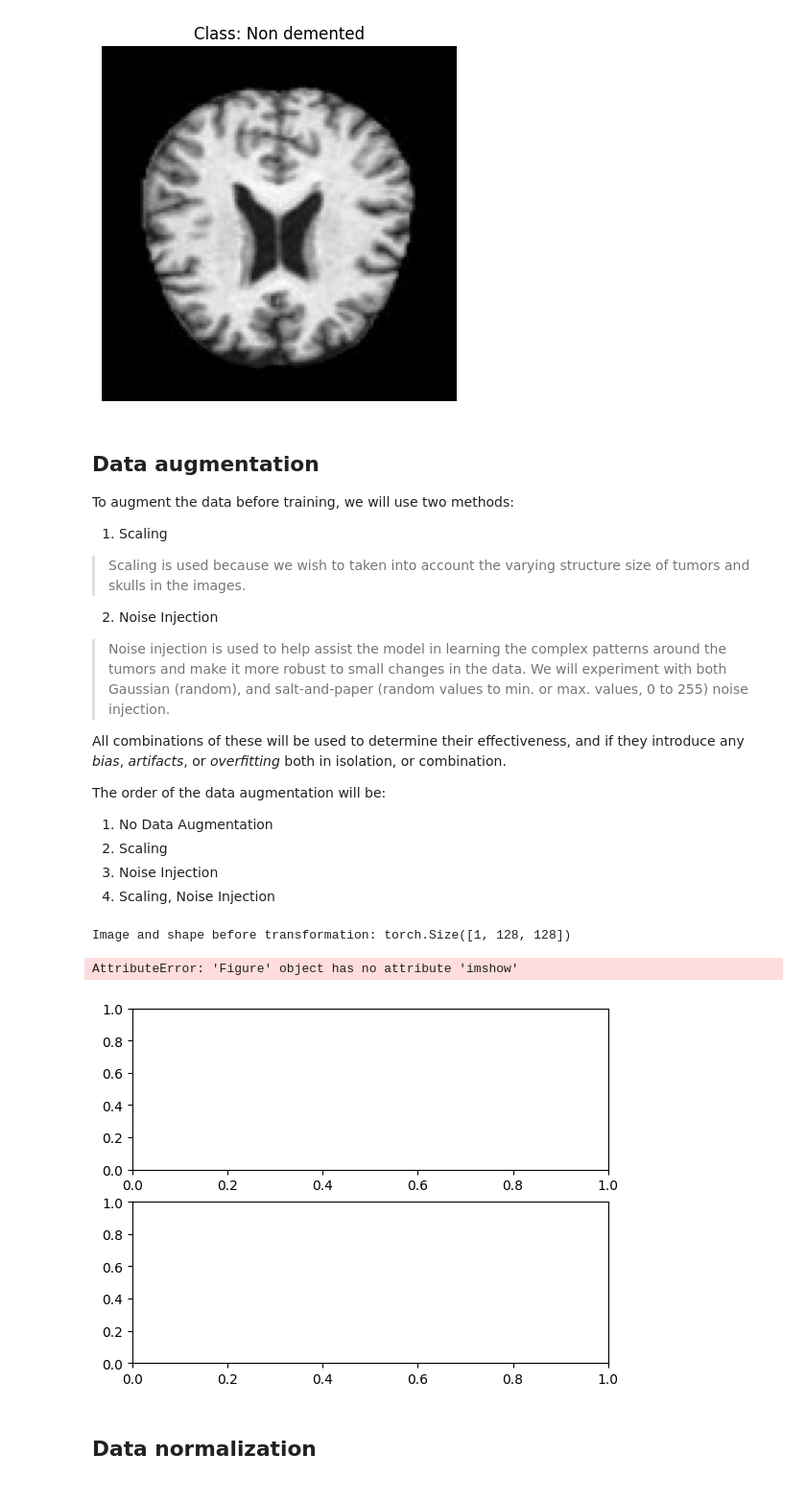
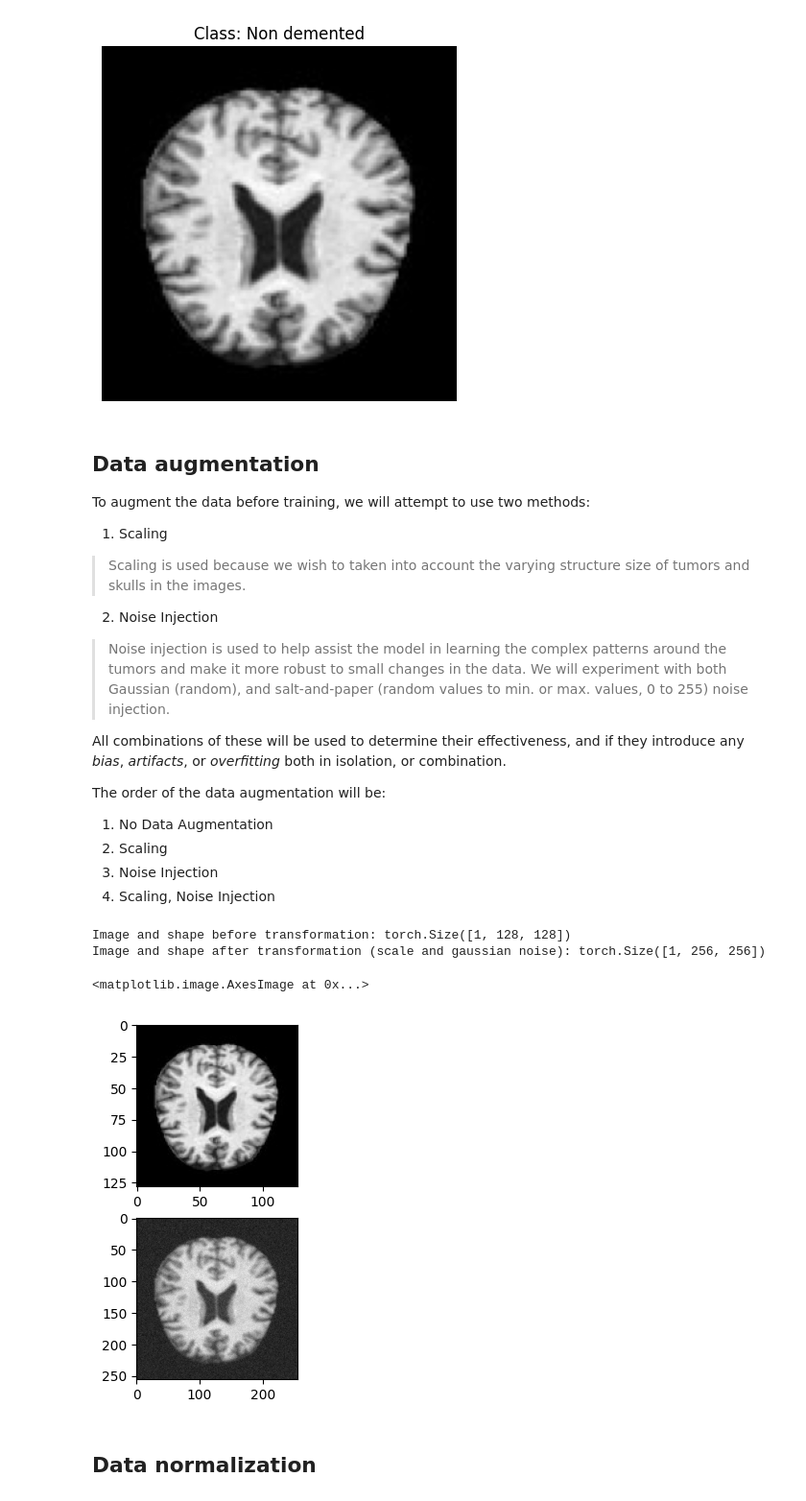
Before and after one commit to benjaminpsmith/dementia-ml, a Jupyter notebook: project.ipynb, the cells around one changed output. Shown at 96% size. Saved outputs shown, nothing was run; the diff lists cells and outputs as text; code cells hidden in the pictures.

```diff
--- a/project.ipynb
+++ b/project.ipynb
@@ -124,7 +124,7 @@ plt.show()
 # %% [markdown]
 ## **Data augmentation**
 
-To augment the data before training, we will use two methods:
+To augment the data before training, we will attempt to use two methods:
 
 
 1.   Scaling
@@ -144,8 +144,9 @@ The order of the data augmentation will be:
 # %%
 from torchvision.transforms import v2
 
-X = np.array(X)
-X = X.reshape(len(X), 128, 128, 1)
+aug_X = np.array(X)
+# In the shape of (Sample #, Height, Width, Channels)
+aug_X = aug_X.reshape(len(X), 128, 128, 1)
 
 def add_noise_gaussian(tensor, mean = 0, std = 0.05):
     """
@@ -183,6 +184,7 @@ resize_x = 256
 resize_y = 256
 
 # Set resize_x and resize_y before using these transforms
+# All transforms convert it to a tensor with the dimensions of (Channels, Height, Width)
 transforms = {
     'none': v2.Compose([
                         v2.ToImage(),
@@ -203,35 +205,36 @@ transforms = {
                         v2.ToDtype(torch.float32, scale=True),
                         v2.Lambda(lambda x: add_noise_salt_pepper(x))
                         ]),
     'all_gaussian':     v2.Compose([
                         v2.ToImage(),
                         v2.ToDtype(torch.float32, scale=True),
                         v2.Resize((resize_x, resize_y), antialias=True),
                         v2.Lambda(lambda x: add_noise_gaussian(x))
                         ]),
     'all_salt_pepper':  v2.Compose([
                         v2.ToImage(),
                         v2.ToDtype(torch.float32, scale=True),
                         v2.Resize((resize_x, resize_y), antialias=True),
                         v2.Lambda(lambda x: add_noise_salt_pepper(x))
                         ])
 }
 
 in_img = transforms['none'](X[0])
 out_img = transforms['all_gaussian'](X[0])
 
 
 f, axarr = plt.subplots(2,1)
 
 print(f'Image and shape before transformation: {in_img.shape}')
 axarr[0].imshow(in_img.squeeze(), cmap='gray')
 
 print(f'Image and shape after transformation (scale and gaussian noise): {out_img.shape}')
 axarr[1].imshow(out_img.squeeze(), cmap='gray')
 # %% [output]
 Image and shape before transformation: torch.Size([1, 128, 128])
+Image and shape after transformation (scale and gaussian noise): torch.Size([1, 256, 256])
-AttributeError: 'Figure' object has no attribute 'imshow'
+<matplotlib.image.AxesImage at 0x...>
-[figure, old version]
+[figure, new version]
 # %% [markdown]
 ## Data normalization
 # %% [markdown]
```
